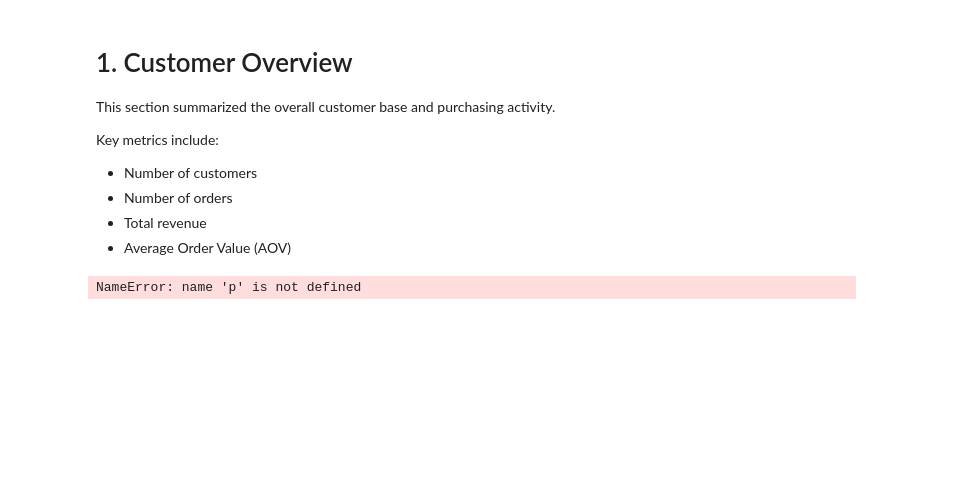
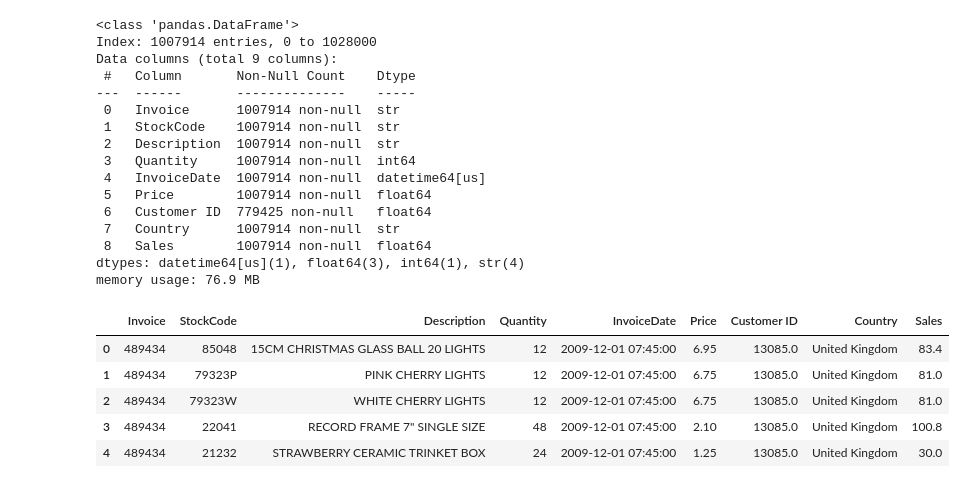
Before and after one commit to yoonjusong-analytics/ecommerce--customer-sales-analysis, a Jupyter notebook: notebook/04_rfm_analysis.ipynb, the cells around one changed output. Cells and saved outputs as stored; diff of their text form; code cells hidden in the pictures; blank space fills up the shorter version.

```diff
--- a/notebook/04_rfm_analysis.ipynb
+++ b/notebook/04_rfm_analysis.ipynb
@@ -11,16 +15,47 @@ The insights from this notebook will support customer retention strategies, loya
-# %% [markdown]
-# 1. Customer Overview
-
-This section summarized the overall customer base and purchasing activity.
-
-Key metrics include:
-
-- Number of customers
-- Number of orders
-- Total revenue
-- Average Order Value (AOV)
 # %%
-# 1-1 Customer Overview
-p
+# Import Libraries
+import pandas as pd
+import numpy as np
+import matplotlib.pyplot as plt
-# %% [output]
-NameError: name 'p' is not defined
+# %%
+# Load Cleaned Dataset
+df=pd.read_csv("../data/processed/online_retail_clean.csv")
+# %%
+# Converting InvoiceDate to datetime format
+df['InvoiceDate'] = pd.to_datetime(df['InvoiceDate'])
+# %%
+sales_df = df[
+    (df["Quantity"]>0) &
+    (df["Price"]>0)
+].copy()
+
+sales_df["Sales"] =(
+sales_df["Quantity"] *
+sales_df["Price"]
+)
+# %%
+sales_df.info()
+sales_df.head()
+# %% [output]
+<class 'pandas.DataFrame'>
+Index: 1007914 entries, 0 to 1028000
+Data columns (total 9 columns):
+ #   Column       Non-Null Count    Dtype
+---  ------       --------------    -----
+ 0   Invoice      1007914 non-null  str
+ 1   StockCode    1007914 non-null  str
+ 2   Description  1007914 non-null  str
+ 3   Quantity     1007914 non-null  int64
+ 4   InvoiceDate  1007914 non-null  datetime64[us]
+ 5   Price        1007914 non-null  float64
+ 6   Customer ID  779425 non-null   float64
+ 7   Country      1007914 non-null  str
+ 8   Sales        1007914 non-null  float64
+dtypes: datetime64[us](1), float64(3), int64(1), str(4)
+memory usage: 76.9 MB
+|  | Invoice | StockCode | Description | Quantity | InvoiceDate | Price | Customer ID | Country | Sales |
+| 0 | 489434 | 85048 | 15CM CHRISTMAS GLASS BALL 20 LIGHTS | 12 | 2009-12-01 07:45:00 | 6.95 | 13085.0 | United Kingdom | 83.4 |
+| 1 | 489434 | 79323P | PINK CHERRY LIGHTS | 12 | 2009-12-01 07:45:00 | 6.75 | 13085.0 | United Kingdom | 81.0 |
+| 2 | 489434 | 79323W | WHITE CHERRY LIGHTS | 12 | 2009-12-01 07:45:00 | 6.75 | 13085.0 | United Kingdom | 81.0 |
+| 3 | 489434 | 22041 | RECORD FRAME 7" SINGLE SIZE | 48 | 2009-12-01 07:45:00 | 2.10 | 13085.0 | United Kingdom | 100.8 |
+| 4 | 489434 | 21232 | STRAWBERRY CERAMIC TRINKET BOX | 24 | 2009-12-01 07:45:00 | 1.25 | 13085.0 | United Kingdom | 30.0 |
```
Also changed, not shown: parts of 41 cells of this notebook.
